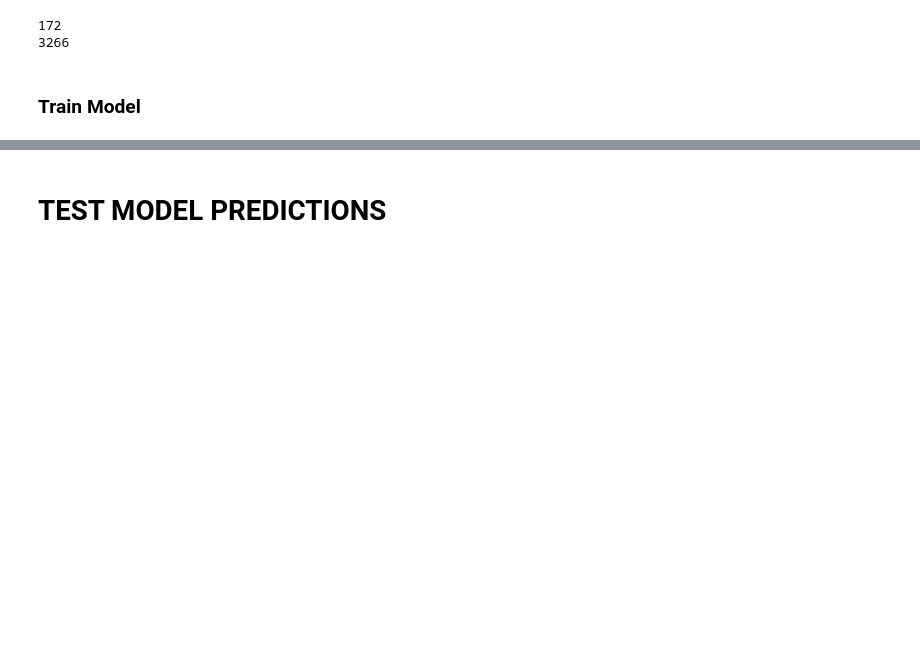
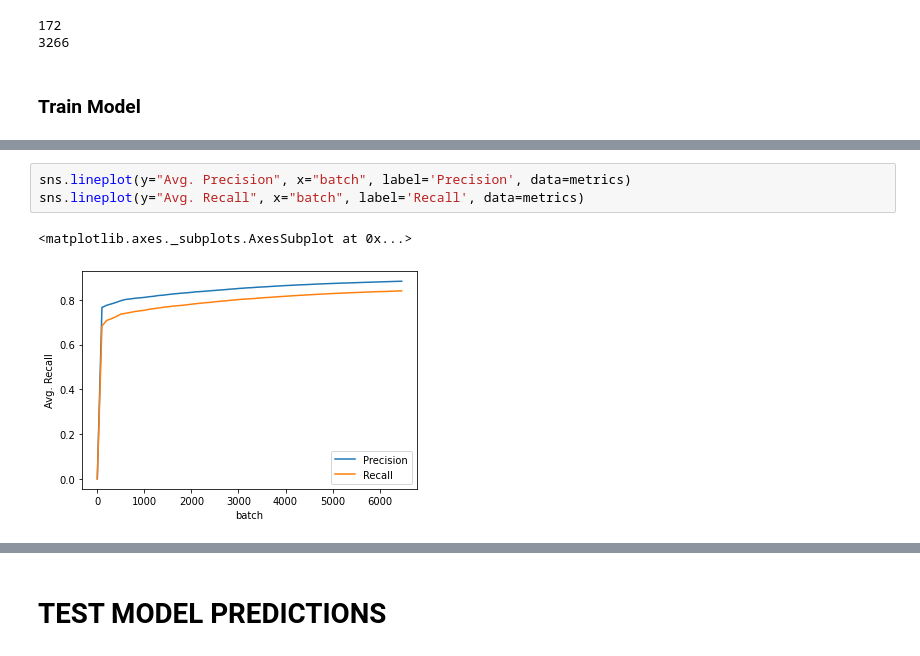
Before and after one commit to ErickDiaz/histopathologic-cancer-detection, a Jupyter notebook: code/train_model.ipynb, the cells around one changed output, grey strips where cells are left out. Saved outputs shown, nothing was run; the diff lists cells and outputs as text; blank space fills up the shorter version.

```diff
--- a/code/train_model.ipynb
+++ b/code/train_model.ipynb
@@ -283,0 +313,6 @@ a[:,2]
+# %%
+sns.lineplot(y="Avg. Precision", x="batch", label='Precision', data=metrics)
+sns.lineplot(y="Avg. Recall", x="batch", label='Recall', data=metrics)
+# %% [output]
+<matplotlib.axes._subplots.AxesSubplot at 0x...>
+[figure, added]
```
Also changed, not shown: parts of 26 cells of this notebook.
